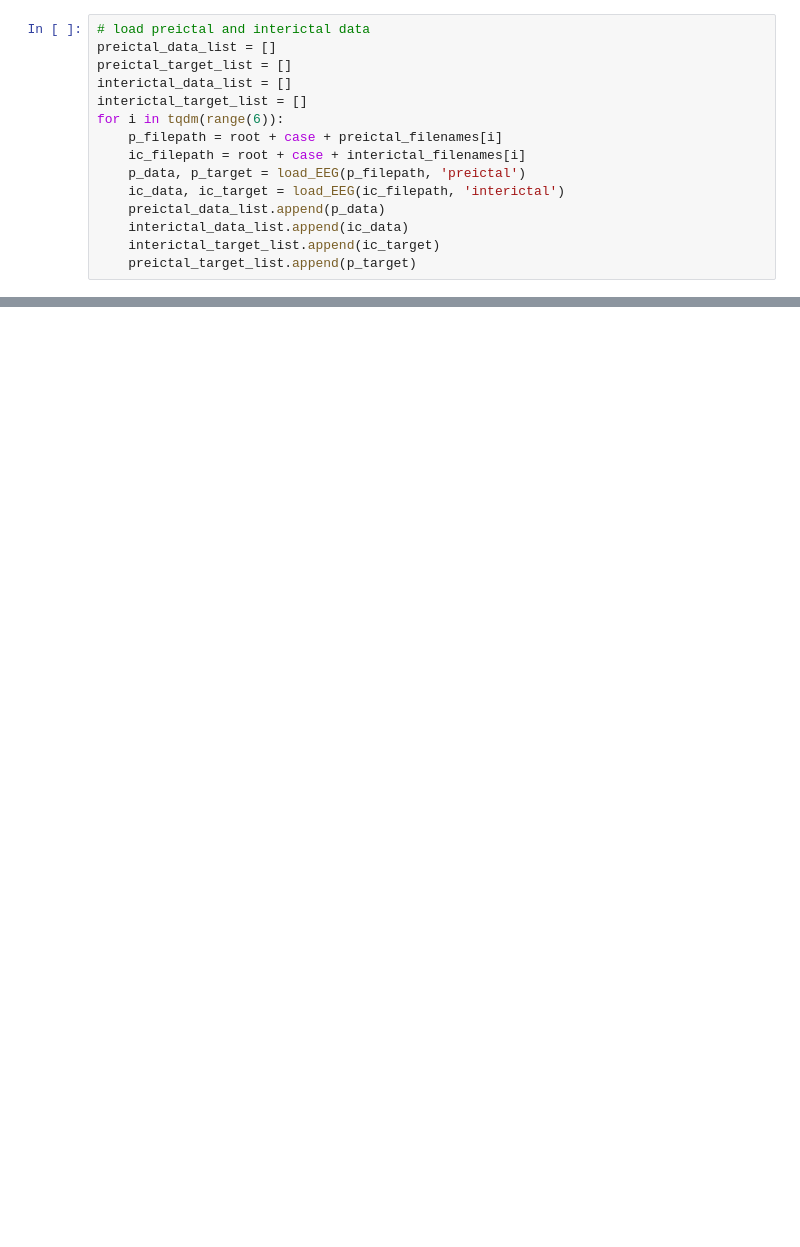
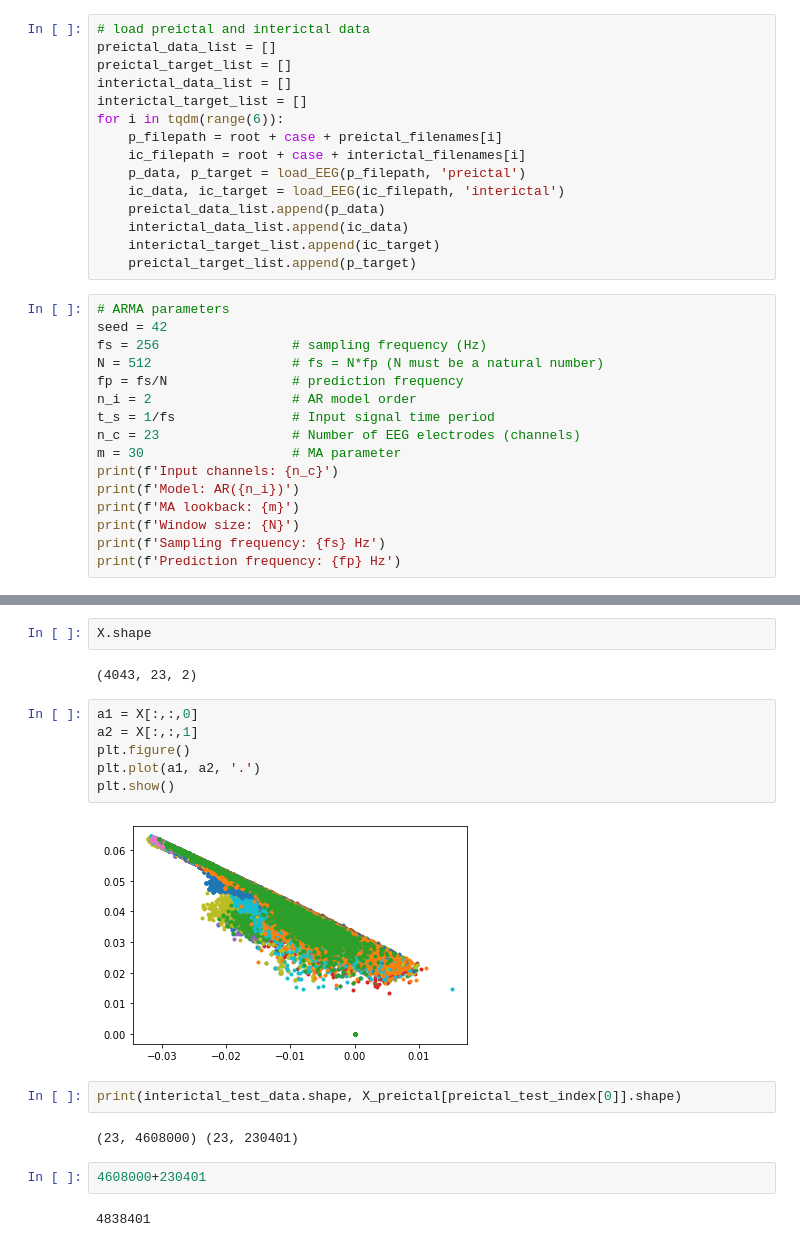
Before and after one commit to samisnotinsane/chbmit-seizure-prediction, a Jupyter notebook: classification/chb01_run_multi_file.ipynb, the cells around one changed output, grey strips where cells are left out. Saved outputs shown, nothing was run; the diff lists cells and outputs as text; blank space fills up the shorter version.

```diff
--- a/classification/chb01_run_multi_file.ipynb
+++ b/classification/chb01_run_multi_file.ipynb
@@ -46,3 +41,19 @@ for i in tqdm(range(6)):
     interictal_data_list.append(ic_data)
     interictal_target_list.append(ic_target)
     preictal_target_list.append(p_target)
+# %%
+# ARMA parameters
+seed = 42
+fs = 256                 # sampling frequency (Hz)
+N = 512                  # fs = N*fp (N must be a natural number)
+fp = fs/N                # prediction frequency
+n_i = 2                  # AR model order
+t_s = 1/fs               # Input signal time period
+n_c = 23                 # Number of EEG electrodes (channels)
+m = 30                   # MA parameter
+print(f'Input channels: {n_c}')
+print(f'Model: AR({n_i})')
+print(f'MA lookback: {m}')
+print(f'Window size: {N}')
+print(f'Sampling frequency: {fs} Hz')
+print(f'Prediction frequency: {fp} Hz')
@@ -98,0 +401,20 @@ Interictal TRAIN: [4] Interictal TEST: [5 2 1 3 0]
+# %%
+X.shape
+# %% [output]
+(4043, 23, 2)
+# %%
+a1 = X[:,:,0]
+a2 = X[:,:,1]
+plt.figure()
+plt.plot(a1, a2, '.')
+plt.show()
+# %% [output]
+[figure, added]
+# %%
+print(interictal_test_data.shape, X_preictal[preictal_test_index[0]].shape)
+# %% [output]
+(23, 4608000) (23, 230401)
+# %%
+4608000+230401
+# %% [output]
+4838401
```
Also changed, not shown: parts of 10 cells of this notebook, 43 other files.
